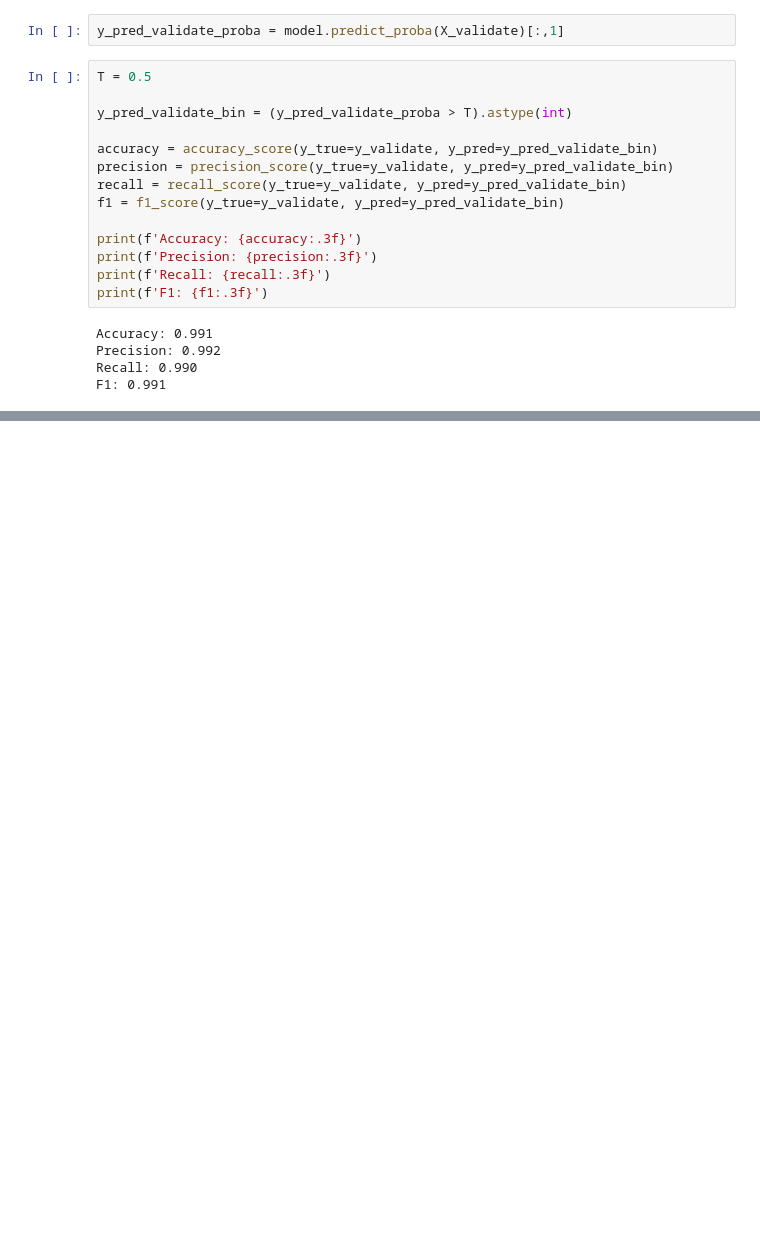
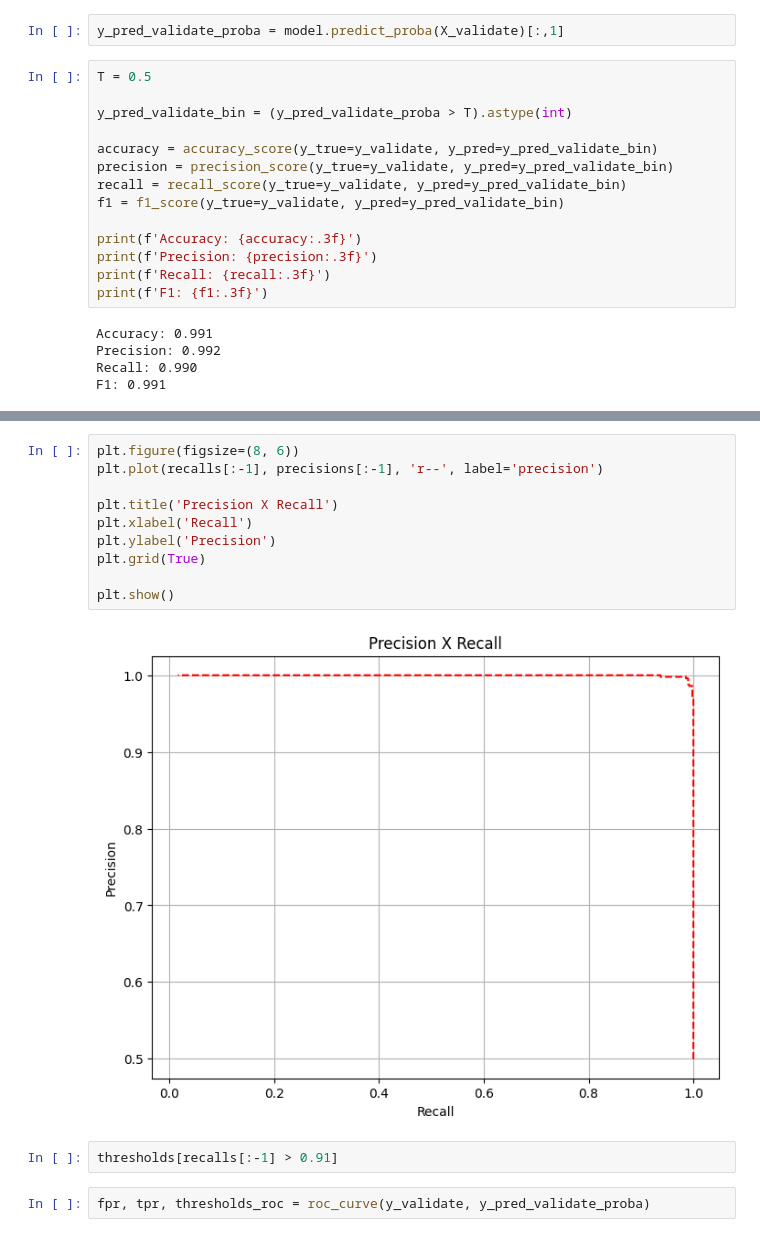
Before and after one commit to GomesVinicius/Regressao-Logistica-Manual, a Jupyter notebook: Diamonds.ipynb, the cells around one changed output, grey strips where cells are left out. Saved outputs shown, nothing was run; the diff lists cells and outputs as text; blank space fills up the shorter version.

```diff
--- a/Diamonds.ipynb
+++ b/Diamonds.ipynb
@@ -300,0 +325,16 @@ F1: 0.991
+# %%
+plt.figure(figsize=(8, 6))
+plt.plot(recalls[:-1], precisions[:-1], 'r--', label='precision')
+
+plt.title('Precision X Recall')
+plt.xlabel('Recall')
+plt.ylabel('Precision')
+plt.grid(True)
+
+plt.show()
+# %% [output]
+[figure, added]
+# %%
+thresholds[recalls[:-1] > 0.91]
+# %%
+fpr, tpr, thresholds_roc = roc_curve(y_validate, y_pred_validate_proba)
```
Also changed, not shown: parts of 5 cells of this notebook, 3 other files.
